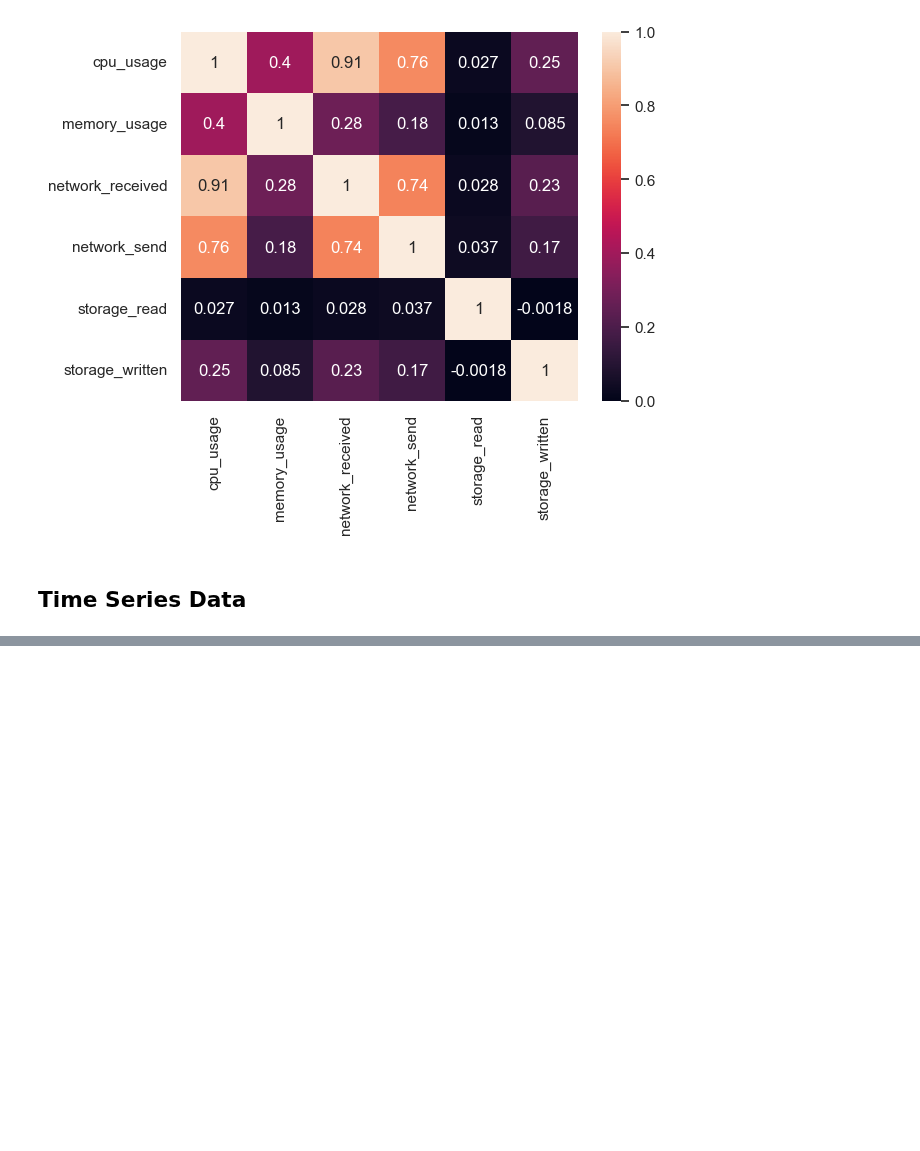
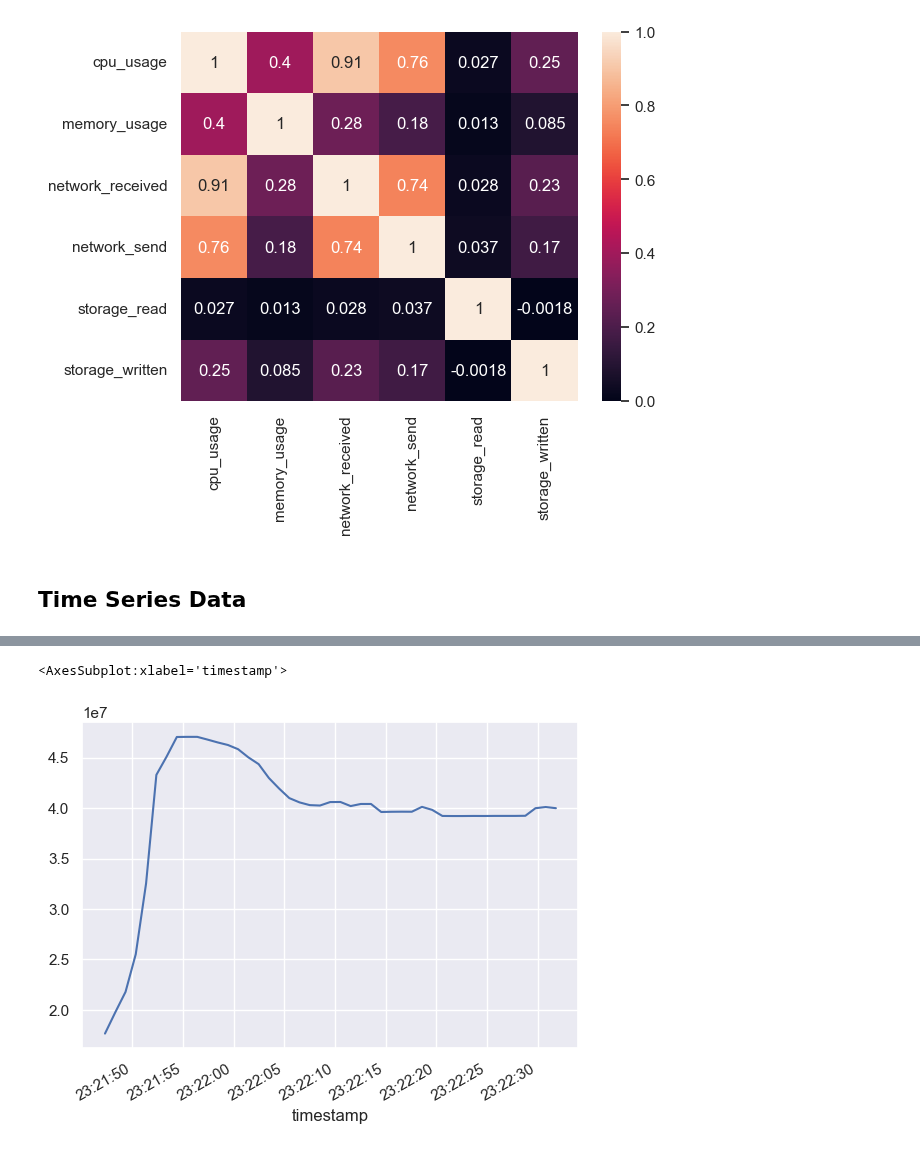
Before and after one commit to Janalytics94/anomaly-detection-software, a Jupyter notebook: src/analyse/EDA_beforepp.ipynb, the cells around one changed output, grey strips where cells are left out. Drawn from its saved outputs; the diff is of its cells as text; code cells hidden in the pictures; blank space fills up the shorter version.

```diff
--- a/src/analyse/EDA_beforepp.ipynb
+++ b/src/analyse/EDA_beforepp.ipynb
@@ -385,4 +380,0 @@ abundant_buck_7911 = train[train["container_name"]=='abundant_buck_7911']
-# %%
-# calculate timedelta
-abundant_buck_7911['tvalue'] = abundant_buck_7911.index
-abundant_buck_7911['tdelta'] = (abundant_buck_7911['tvalue']-abundant_buck_7911['tvalue'].shift())
@@ -419,0 +443,5 @@ plt.show()
+# %%
+abundant_buck_7911["memory_usage"].plot()
+# %% [output]
+<AxesSubplot:xlabel='timestamp'>
+[figure, added]
```
Also changed, not shown: parts of 9 cells of this notebook, 4 other files.
